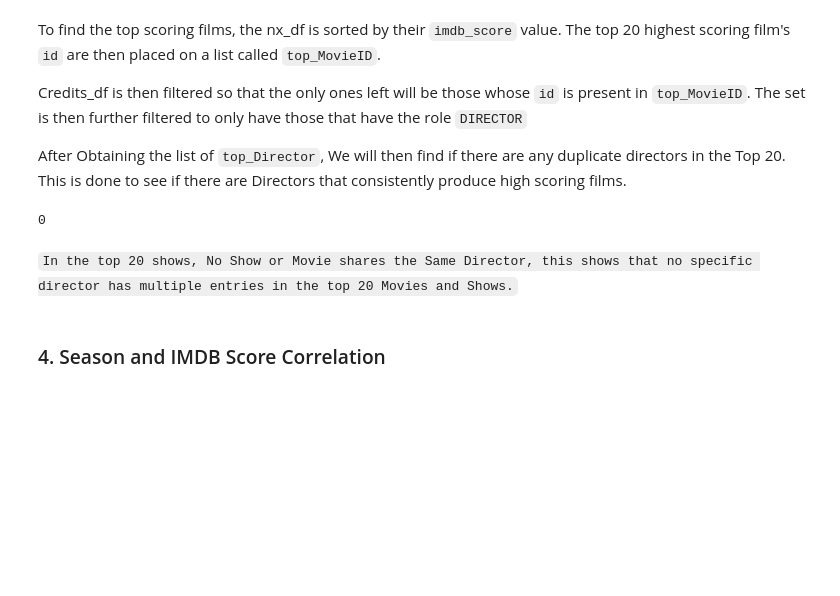
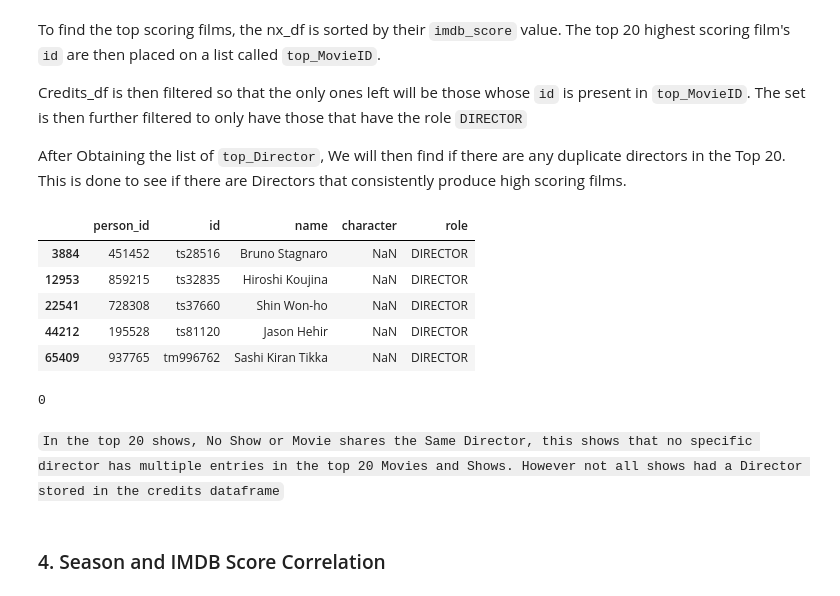
Before and after one commit to RJ0514/CSMODEL_Case_Study, a Jupyter notebook: Phase1.ipynb, the cells around one changed output. Cells and saved outputs as stored; diff of their text form; code cells hidden in the pictures; blank space fills up the shorter version.

```diff
--- a/Phase1.ipynb
+++ b/Phase1.ipynb
@@ -282,16 +330,25 @@ After Obtaining the list of `top_Director`, We will then find if there are any d
 # %%
 top_Movies = nx_df.sort_values(by=['imdb_score'], ascending = False).head(20)
 top_MovieID = list(top_Movies['id'])
 top_credits = credits_df['id'].isin(top_MovieID)
 credit_index = top_credits[top_credits].index
 credits = credits_df.filter(items = credit_index , axis = 0)
 top_Director = credits[credits['role'] == 'DIRECTOR']
-duplicated_directors = top_Director.duplicated(subset = ['person_id']).sum()
-duplicated_directors
+top_Director
 # %% [output]
-0
+|  | person_id | id | name | character | role |
+| 3884 | 451452 | ts28516 | Bruno Stagnaro | NaN | DIRECTOR |
+| 12953 | 859215 | ts32835 | Hiroshi Koujina | NaN | DIRECTOR |
+| 22541 | 728308 | ts37660 | Shin Won-ho | NaN | DIRECTOR |
+| 44212 | 195528 | ts81120 | Jason Hehir | NaN | DIRECTOR |
+| 65409 | 937765 | tm996762 | Sashi Kiran Tikka | NaN | DIRECTOR |
+# %%
+duplicated_directors = top_Director.duplicated(subset = ['person_id']).sum()
+duplicated_directors
+# %% [output]
+0
 # %% [markdown]
-`In the top 20 shows, No Show or Movie shares the Same Director, this shows that no specific director has multiple entries in the top 20 Movies and Shows.`
+`In the top 20 shows, No Show or Movie shares the Same Director, this shows that no specific director has multiple entries in the top 20 Movies and Shows. However not all shows had a Director stored in the credits dataframe`
 # %% [markdown]
 ### 4. Season and IMDB Score Correlation
 # %% [markdown]
```
Also changed, not shown: parts of 11 cells of this notebook.
